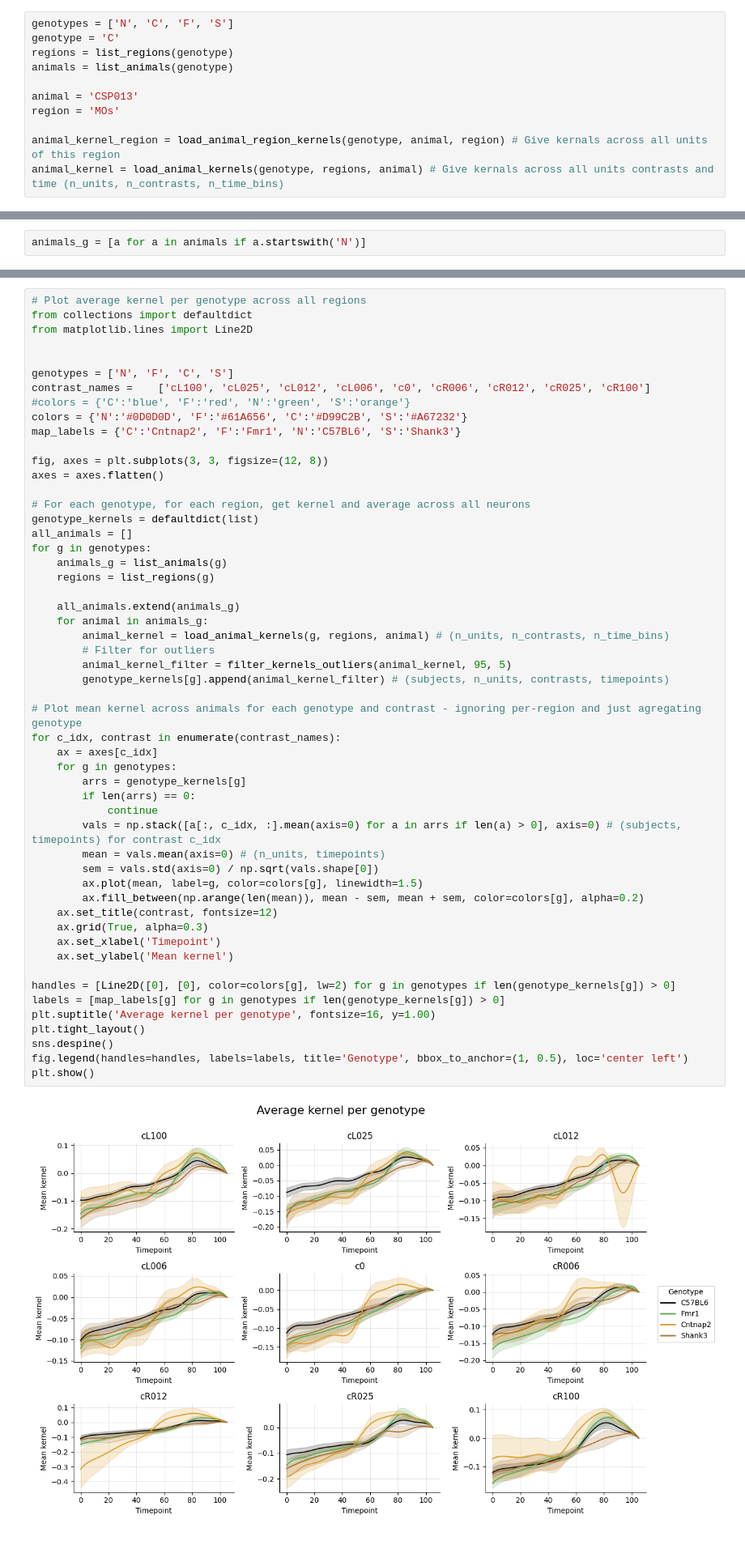
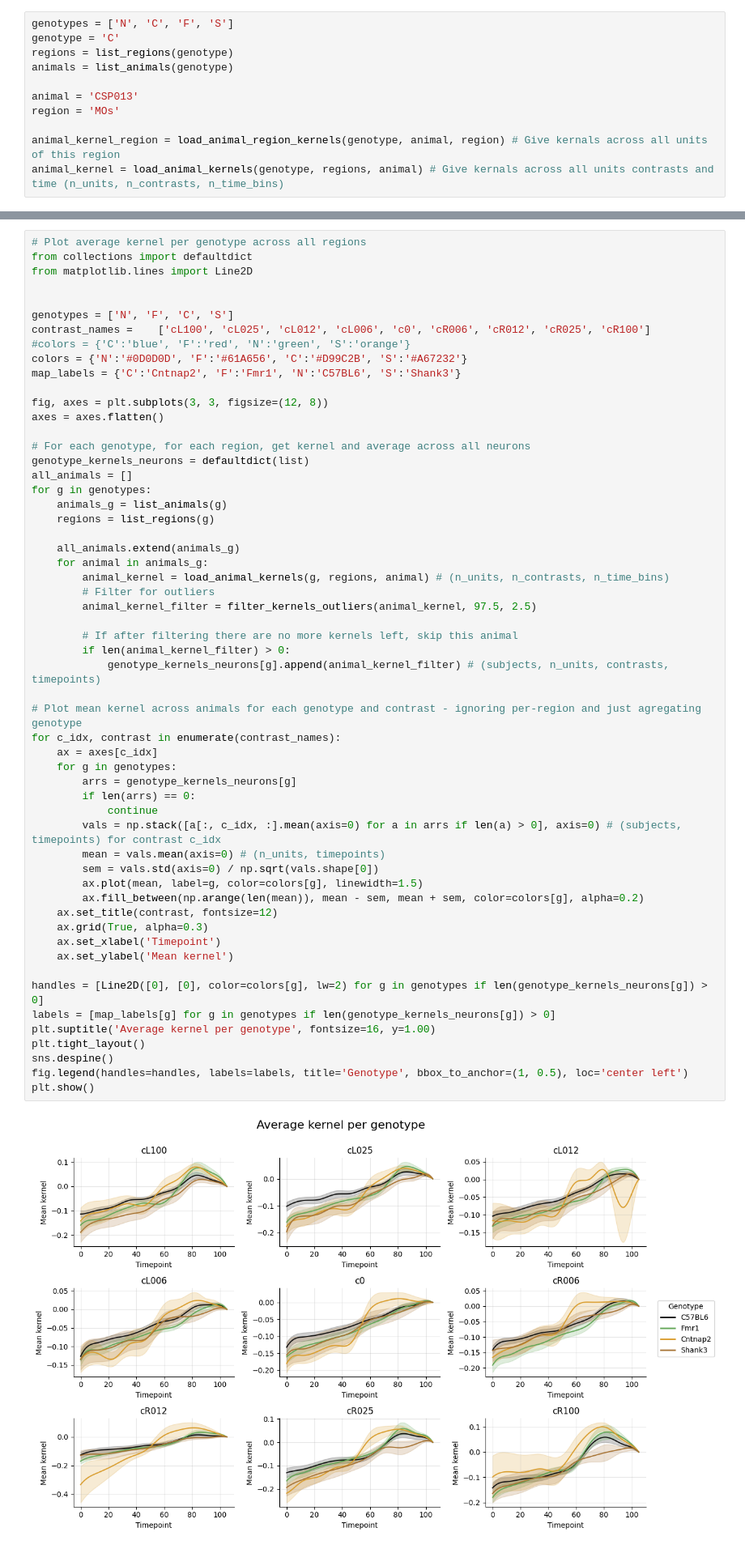
Before and after one commit to brunaafl/ShapeMetrics, a Jupyter notebook: ibl_autism/neural_genotype.ipynb, the cells around one changed output, grey strips where cells are left out. Shown at 81% size. Drawn from its saved outputs; the diff is of its cells as text.

Commit message:
Genotype correlation

```diff
--- a/ibl_autism/neural_genotype.ipynb
+++ b/ibl_autism/neural_genotype.ipynb
@@ -57,5 +45,3 @@ plt.tight_layout()
 plt.show()
 # %% [output]
 [figure]
-# %%
-animals_g = [a for a in animals if a.startswith('N')]
@@ -75,42 +63,45 @@ fig, axes = plt.subplots(3, 3, figsize=(12, 8))
 axes = axes.flatten()
 
 # For each genotype, for each region, get kernel and average across all neurons
-genotype_kernels = defaultdict(list)
+genotype_kernels_neurons = defaultdict(list)
 all_animals = []
 for g in genotypes:
     animals_g = list_animals(g)
     regions = list_regions(g)
 
     all_animals.extend(animals_g)
     for animal in animals_g:
         animal_kernel = load_animal_kernels(g, regions, animal) # (n_units, n_contrasts, n_time_bins)
         # Filter for outliers
-        animal_kernel_filter = filter_kernels_outliers(animal_kernel, 95, 5)
-        genotype_kernels[g].append(animal_kernel_filter) # (subjects, n_units, contrasts, timepoints)
+        animal_kernel_filter = filter_kernels_outliers(animal_kernel, 97.5, 2.5)
+
+        # If after filtering there are no more kernels left, skip this animal
+        if len(animal_kernel_filter) > 0:
+            genotype_kernels_neurons[g].append(animal_kernel_filter) # (subjects, n_units, contrasts, timepoints)
 
 # Plot mean kernel across animals for each genotype and contrast - ignoring per-region and just agregating genotype
 for c_idx, contrast in enumerate(contrast_names):
     ax = axes[c_idx]
     for g in genotypes:
-        arrs = genotype_kernels[g]
+        arrs = genotype_kernels_neurons[g]
         if len(arrs) == 0:
             continue
         vals = np.stack([a[:, c_idx, :].mean(axis=0) for a in arrs if len(a) > 0], axis=0) # (subjects, timepoints) for contrast c_idx
         mean = vals.mean(axis=0) # (n_units, timepoints)
         sem = vals.std(axis=0) / np.sqrt(vals.shape[0])
         ax.plot(mean, label=g, color=colors[g], linewidth=1.5)
         ax.fill_between(np.arange(len(mean)), mean - sem, mean + sem, color=colors[g], alpha=0.2)
     ax.set_title(contrast, fontsize=12)
     ax.grid(True, alpha=0.3)
     ax.set_xlabel('Timepoint')
     ax.set_ylabel('Mean kernel')
 
-handles = [Line2D([0], [0], color=colors[g], lw=2) for g in genotypes if len(genotype_kernels[g]) > 0]
-labels = [map_labels[g] for g in genotypes if len(genotype_kernels[g]) > 0]
+handles = [Line2D([0], [0], color=colors[g], lw=2) for g in genotypes if len(genotype_kernels_neurons[g]) > 0]
+labels = [map_labels[g] for g in genotypes if len(genotype_kernels_neurons[g]) > 0]
 plt.suptitle('Average kernel per genotype', fontsize=16, y=1.00)
 plt.tight_layout()
 sns.despine()
 fig.legend(handles=handles, labels=labels, title='Genotype', bbox_to_anchor=(1, 0.5), loc='center left')
 plt.show()
 # %% [output]
-[figure, old version]
+[figure, new version]
```
Also changed, not shown: parts of 45 cells of this notebook, 3 other files.
